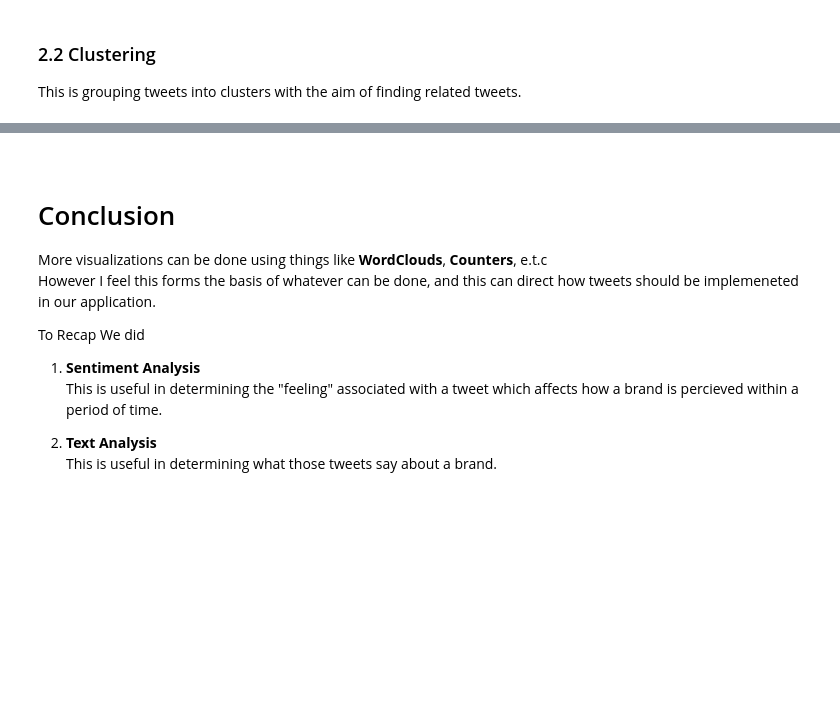
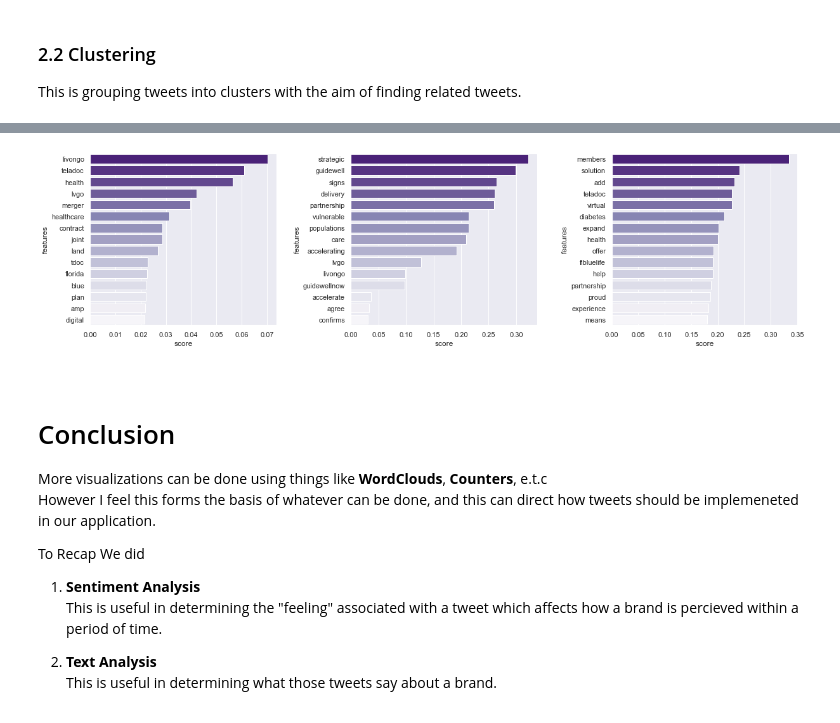
Before and after one commit to medherd/twitter, a Jupyter notebook: analysis/Brand Tweet Analysis.ipynb, the cells around one changed output, grey strips where cells are left out. Saved outputs shown, nothing was run; the diff lists cells and outputs as text; code cells hidden in the pictures; blank space fills up the shorter version.

```diff
--- a/analysis/Brand Tweet Analysis.ipynb
+++ b/analysis/Brand Tweet Analysis.ipynb
@@ -300,3 +300,12 @@ sns.barplot(x='score',y='features',data=dfs[2], orient='h', ax=axes[2], palette=
+# %%
+fig, axes = plt.subplots(1, 3, figsize=(20,5))
+fig.subplots_adjust(wspace=0.4)
+
+sns.barplot(x='score',y='features',data=dfs[0], orient='h', ax=axes[0], palette='Purples_r')
+sns.barplot(x='score',y='features',data=dfs[1], orient='h', ax=axes[1], palette='Purples_r')
+sns.barplot(x='score',y='features',data=dfs[2], orient='h', ax=axes[2], palette='Purples_r');
+# %% [output]
+[figure, added]
 # %% [markdown]
 &nbsp;
 # Conclusion
```
Also changed, not shown: parts of 6 cells of this notebook, 1 other file.
